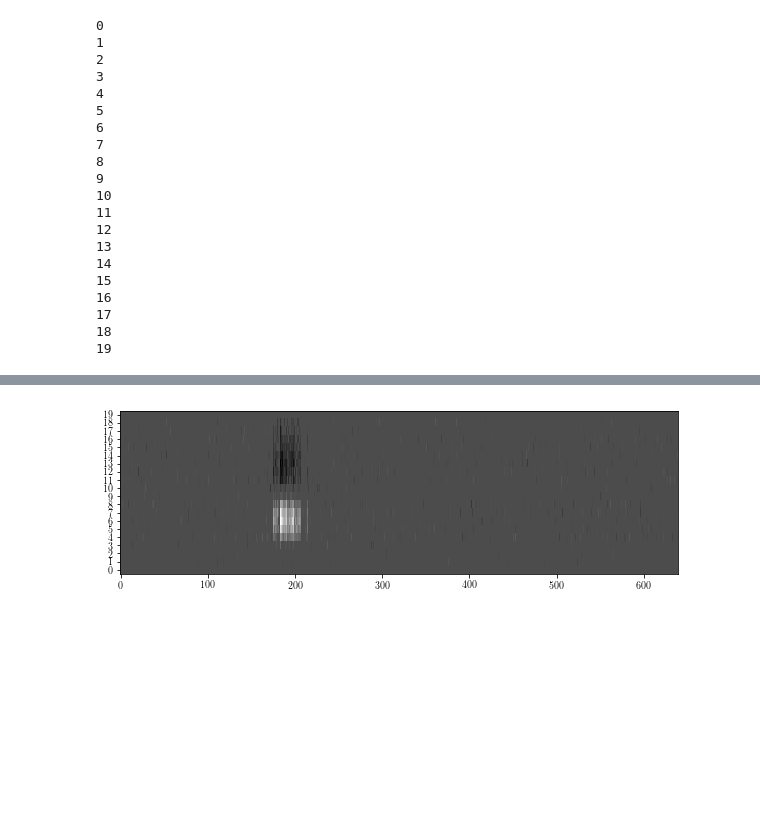
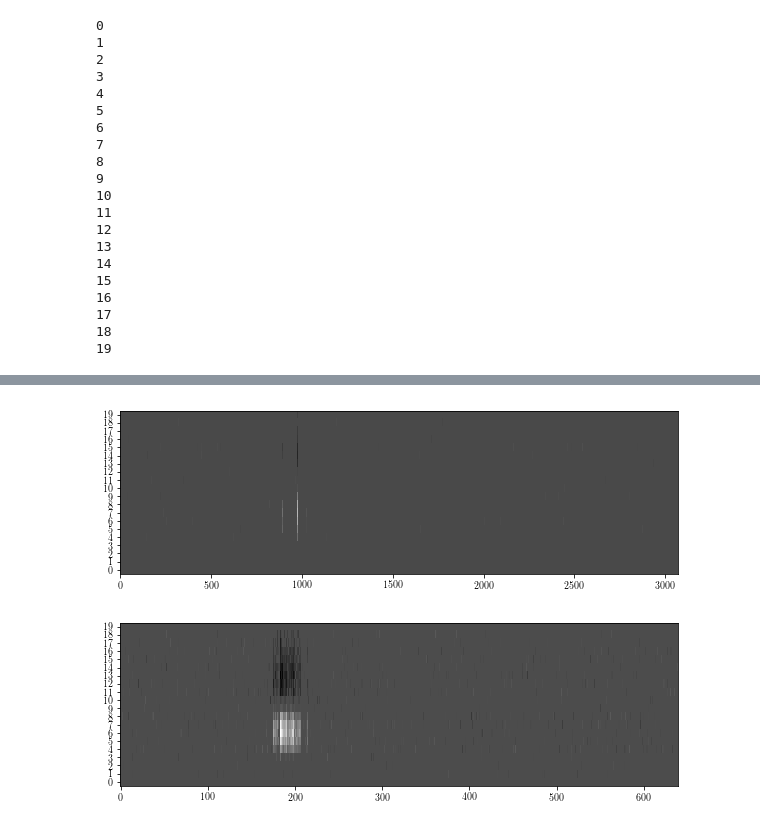
Before and after one commit to pssachdeva/uoi-neuro, a Jupyter notebook: retina_strf/calculate_strf.ipynb, the cells around one changed output, grey strips where cells are left out. Drawn from its saved outputs; the diff is of its cells as text; code cells hidden in the pictures; blank space fills up the shorter version.

Commit message:
calculating strfs

```diff
--- a/retina_strf/calculate_strf.ipynb
+++ b/retina_strf/calculate_strf.ipynb
@@ -31,5 +71,5 @@ strf, intercept, r2s, bics, aics = retina.calculate_strf_for_neurons(
 # %%
-strf, intercept, r2s, bics, aics = retina.calculate_strf_for_neurons(
+lasso_strf, lasso_intercept, lasso_r2s, lasso_bics, lasso_aics = retina.calculate_strf_for_neurons(
     method='Lasso',
     recording_idx=0,
     window_length=0.33,
@@ -57,3 +97,11 @@ strf, intercept, r2s, bics, aics = retina.calculate_strf_for_neurons(
 17
 18
 19
+# %%
+lasso_strf2, lasso_intercept2, lasso_r2s2, lasso_bics2, lasso_aics2 = retina.calculate_strf_for_neurons(
+    method='Lasso',
+    recording_idx=1,
+    window_length=0.33,
+    cells=0,
+    return_scores=True,
+)
@@ -60,2 +129,11 @@ strf, intercept, r2s, bics, aics = retina.calculate_strf_for_neurons(
+# %%
+fig, ax = plt.subplots(figsize=(10, 3))
+ax.imshow(lasso_strf2, cmap='gray')
+ax.set_aspect('auto')
+ax.set_yticks(np.arange(strf.shape[0]))
+ax.tick_params(labelsize=10)
+#plt.savefig('aic.pdf')
+# %% [output]
+[figure, added]
 # %%
 fig, ax = plt.subplots(figsize=(10, 3))
```
Also changed, not shown: parts of 17 cells of this notebook, 1 other file.
